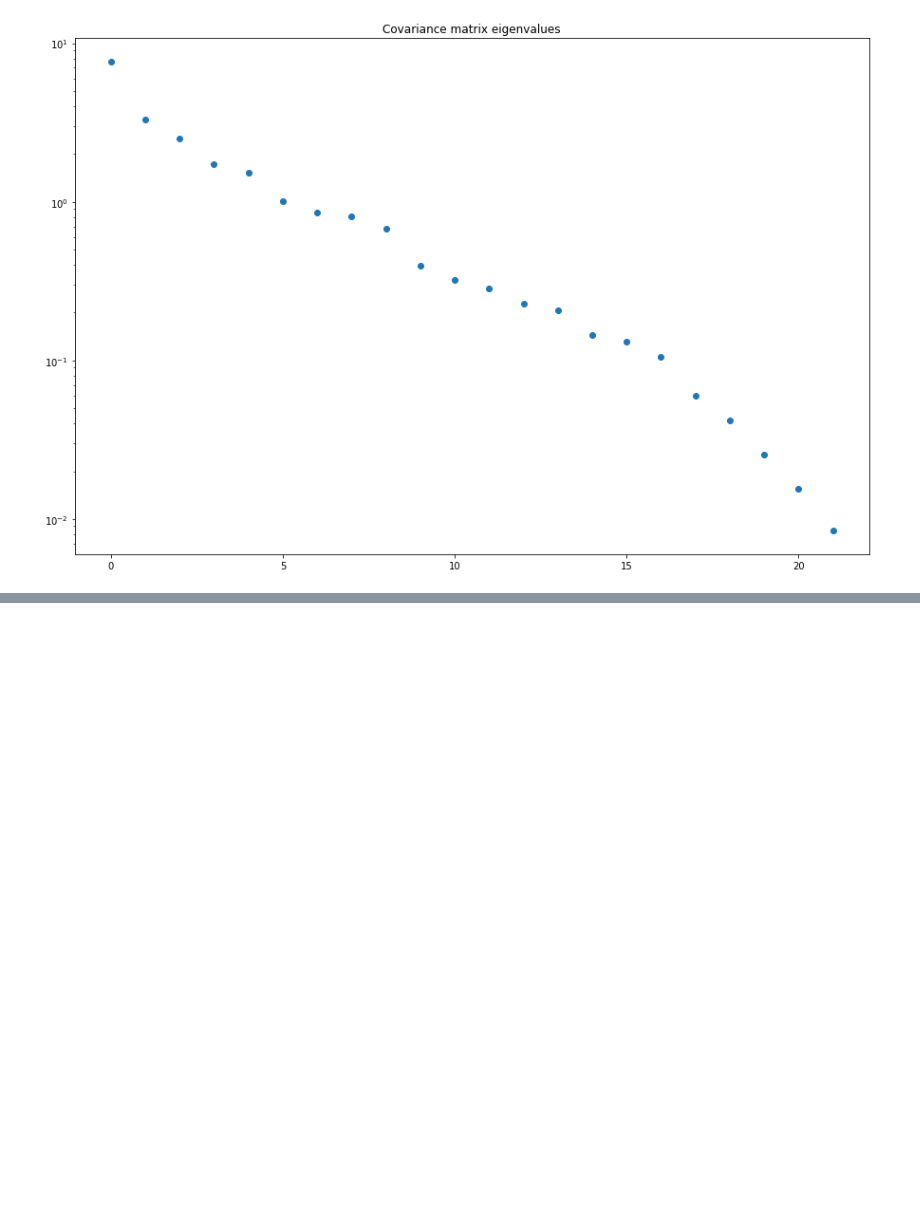
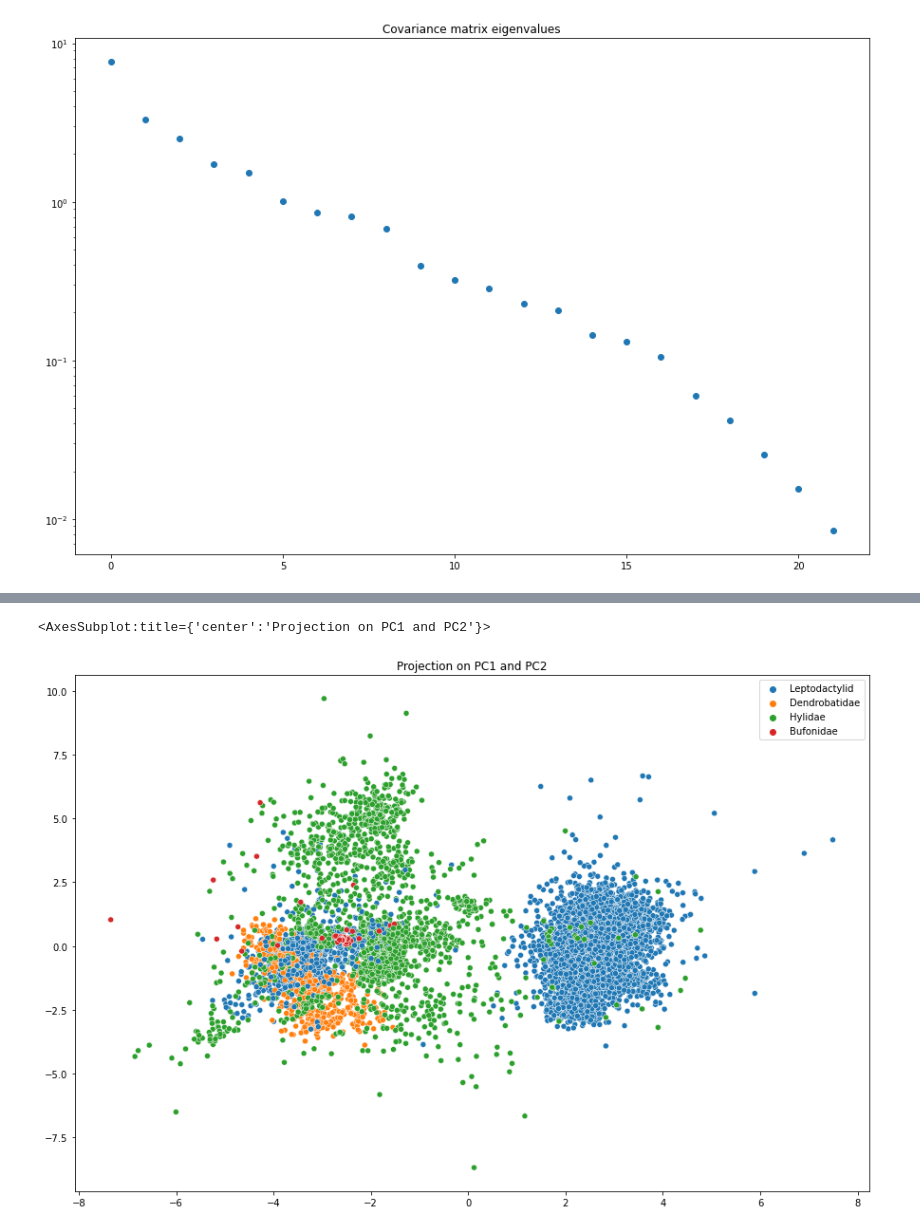
Before and after one commit to lorenzobasile/UnsupervisedLearning, a Jupyter notebook: PCA.ipynb, the cells around one changed output, grey strips where cells are left out. Cells and saved outputs as stored; diff of their text form; code cells hidden in the pictures; blank space fills up the shorter version.

```diff
--- a/PCA.ipynb
+++ b/PCA.ipynb
@@ -47,0 +33,15 @@ sns.scatterplot(x=pc1,y=pc2, hue=families)
+# %%
+#DISTANCE MATRIX COMPUTATION
+
+dist=distance_matrix(data, data, p=2)**2
+# %%
+#PCA THROUGH MDS
+
+y, eigvals=MDS(dist, 2)
+# %%
+plt.figure(figsize=(15,10))
+plt.title("Projection on PC1 and PC2")
+sns.scatterplot(x=y[:,0], y=y[:,1], hue=families)
+# %% [output]
+<AxesSubplot:title={'center':'Projection on PC1 and PC2'}>
+[figure, added]
```
Also changed, not shown: parts of 8 cells of this notebook, 5 other files.
